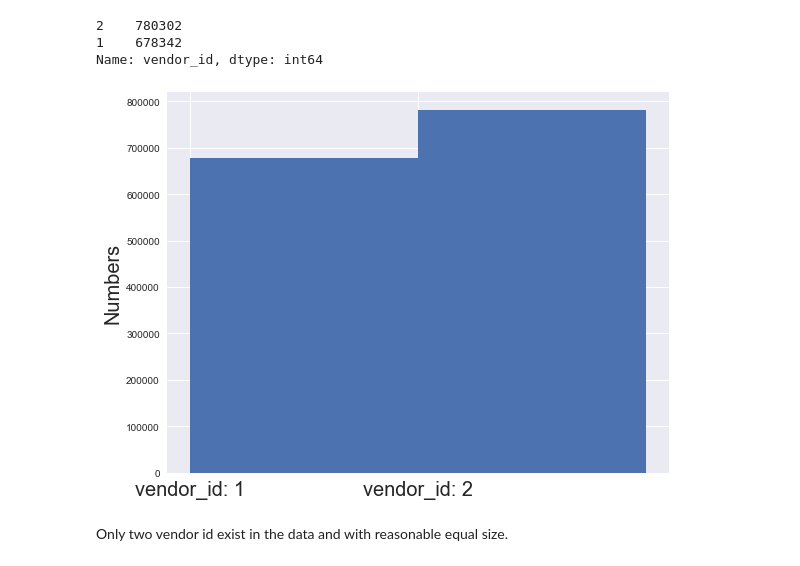
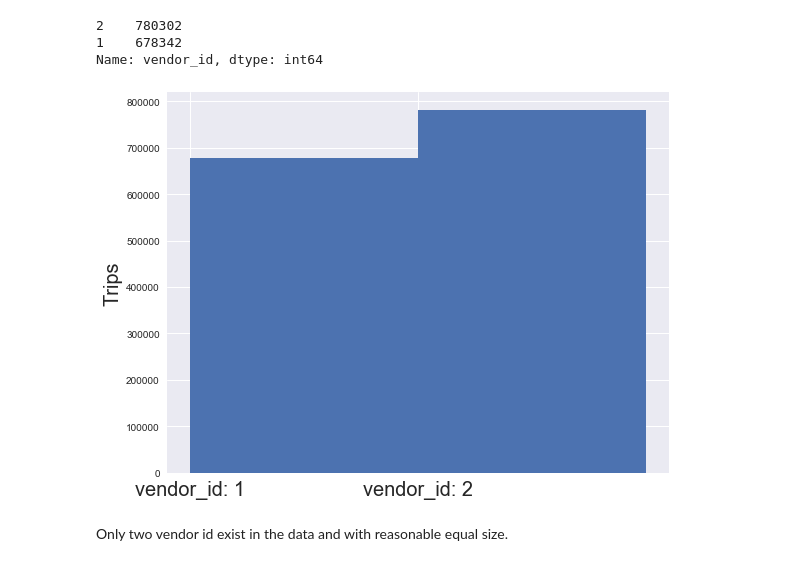
Before and after one commit to yennanliu/NYC_Taxi_Trip_Duration, a Jupyter notebook: notebook/EDA_jtsai_overview.ipynb, the cells around one changed output. Drawn from its saved outputs; the diff is of its cells as text; code cells hidden in the pictures.

```diff
--- a/notebook/EDA_jtsai_overview.ipynb
+++ b/notebook/EDA_jtsai_overview.ipynb
@@ -91,13 +91,13 @@ Name: vendor_id, dtype: int64
 # %%
 X = df[['vendor_id']].values
 
 plt.figure(figsize=[9,7])
 plt.hist(X, bins=range(1,4))
 plt.xticks(types, ['vendor_id: '+str(i) for i in types], fontsize=20)
-plt.ylabel('Numbers', size=20)
+plt.ylabel('Trips', size=20)
 plt.show()
 # %% [output]
-[figure, old version]
+[figure, new version]
 # %% [markdown]
 Only two vendor id exist in the data and with reasonable equal size.
 # %% [markdown]
```
Also changed, not shown: parts of 12 cells of this notebook.
